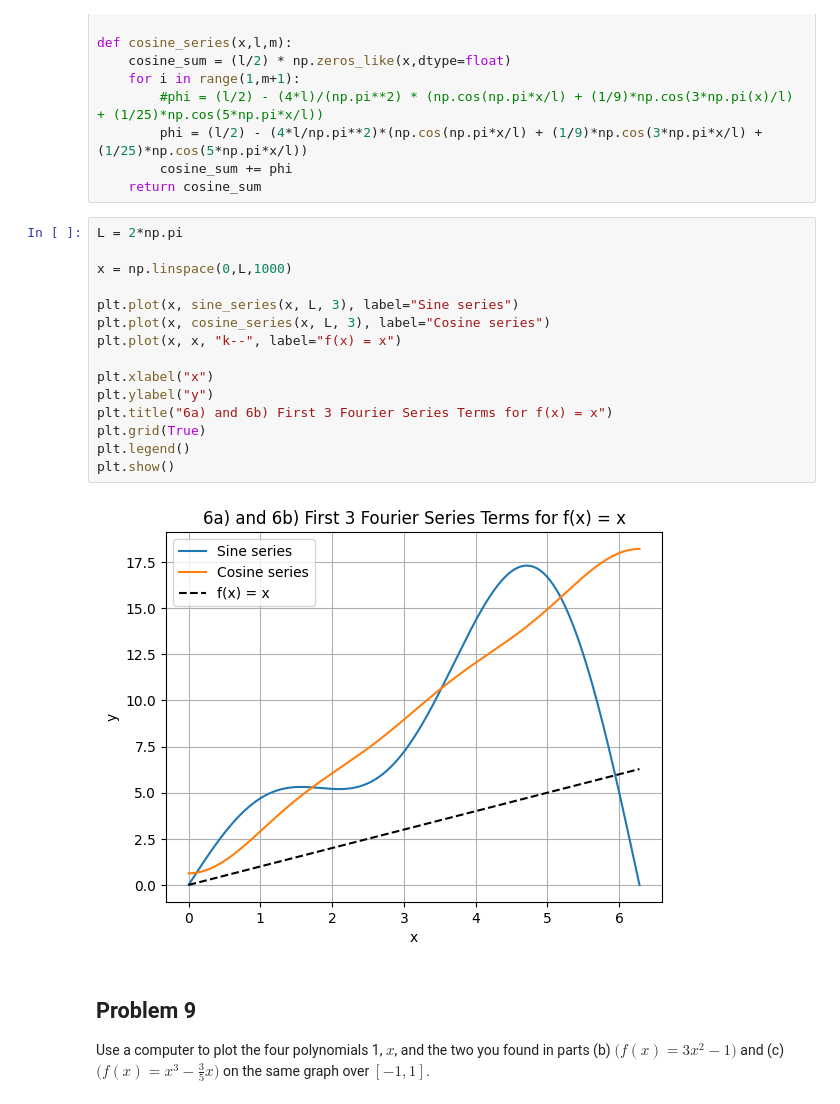
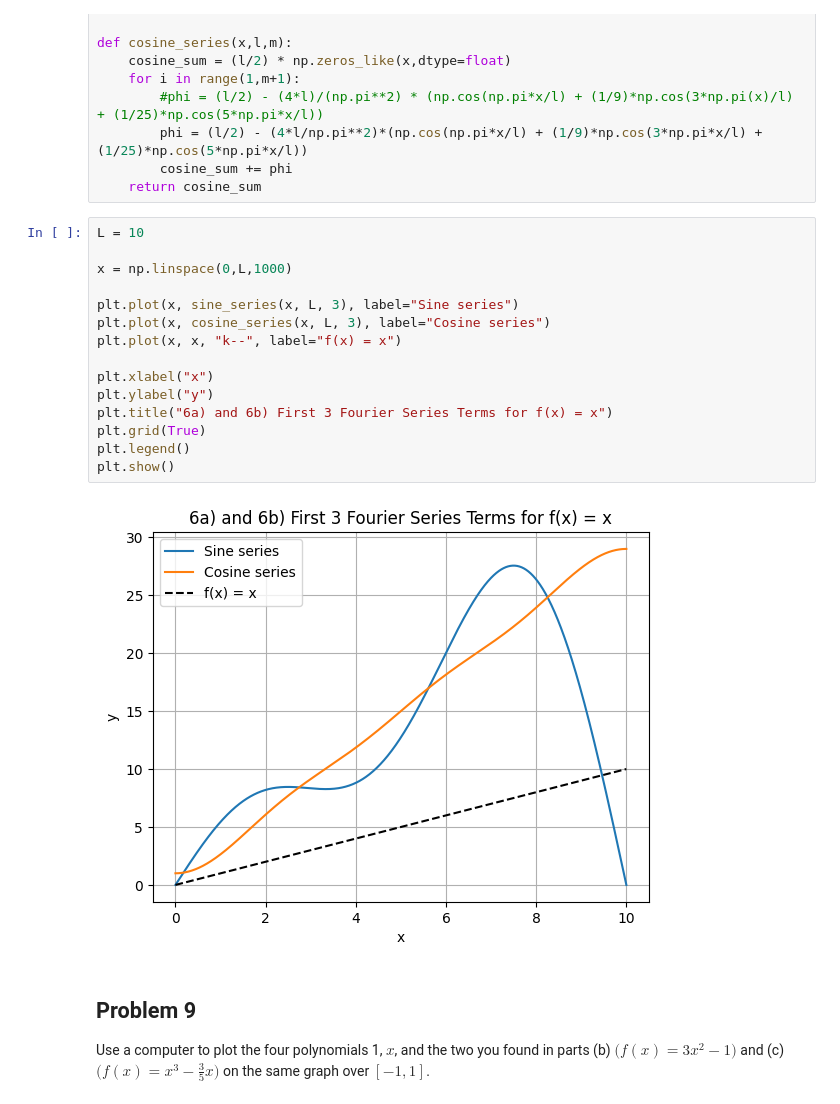
Before and after one commit to maxmartin40/MATH-5440-Code, a Jupyter notebook: Homework3.ipynb, the cells around one changed output. Cells and saved outputs as stored; diff of their text form.

Commit message:
Edit x range of graph

```diff
--- a/Homework3.ipynb
+++ b/Homework3.ipynb
@@ -26,22 +26,22 @@ def cosine_series(x,l,m):
         cosine_sum += phi
     return cosine_sum
 # %%
-L = 2*np.pi
+L = 10
 
 x = np.linspace(0,L,1000)
 
 plt.plot(x, sine_series(x, L, 3), label="Sine series")
 plt.plot(x, cosine_series(x, L, 3), label="Cosine series")
 plt.plot(x, x, "k--", label="f(x) = x")
 
 plt.xlabel("x")
 plt.ylabel("y")
 plt.title("6a) and 6b) First 3 Fourier Series Terms for f(x) = x")
 plt.grid(True)
 plt.legend()
 plt.show()
 # %% [output]
-[figure, old version]
+[figure, new version]
 # %% [markdown]
 ## Problem 9
 
```
